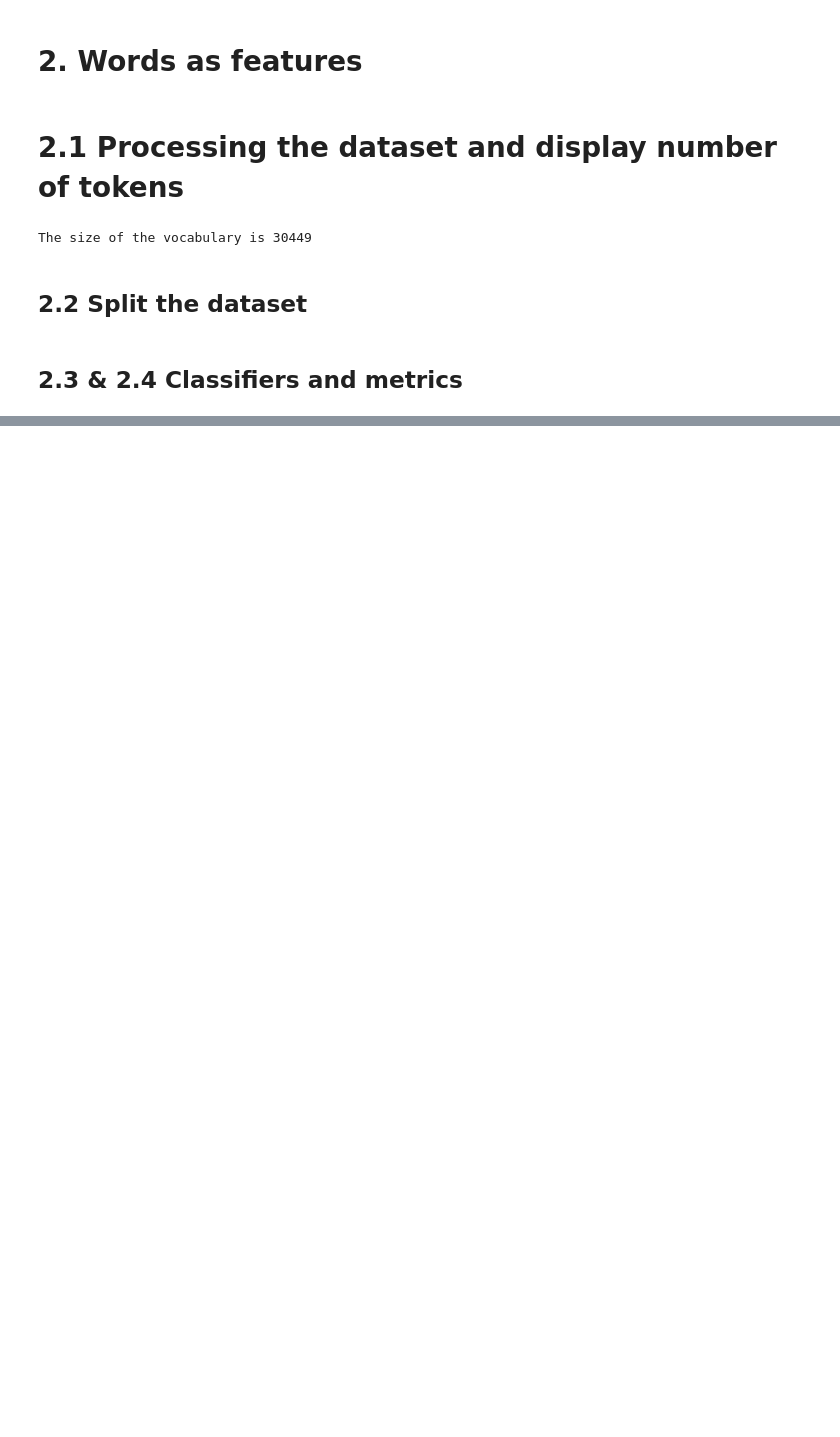
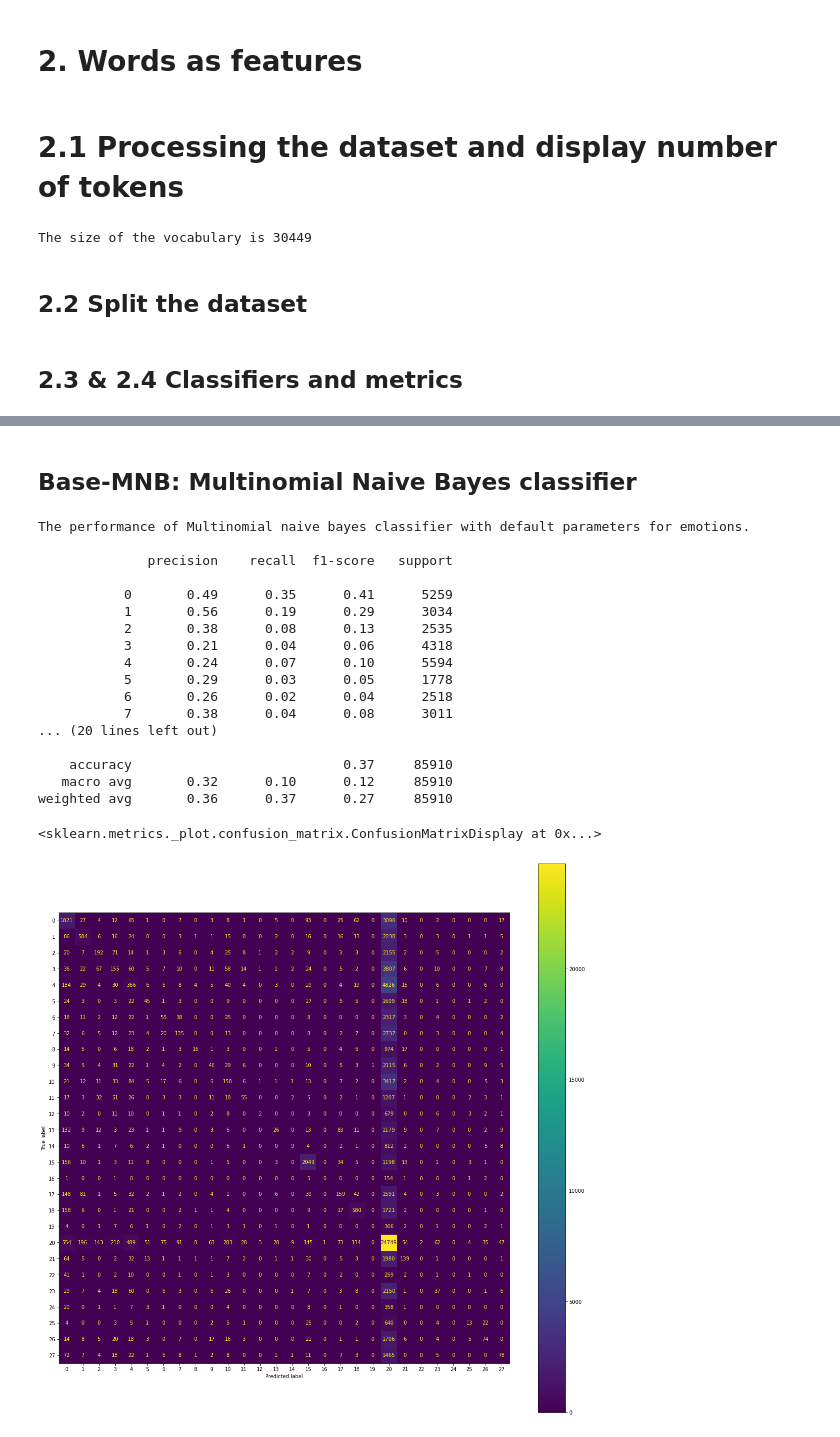
Before and after one commit to KEYURPATEL03/AI_COMP472, a Jupyter notebook: mp1.ipynb, the cells around one changed output, grey strips where cells are left out. Saved outputs shown, nothing was run; the diff lists cells and outputs as text; code cells hidden in the pictures; blank space fills up the shorter version.

```diff
--- a/mp1.ipynb
+++ b/mp1.ipynb
@@ -178,0 +192,37 @@ weighted avg       0.54      0.55      0.54     34364
+# %%
+X_train, X_test, Yemo_train, Yemo_test, Ysenti_train, Ysenti_test = train_test_split(X, emo, senti, test_size = 0.5, train_size=0.5)
+# %% [markdown]
+## Base-MNB: Multinomial Naive Bayes classifier
+# %%
+MNB = MultinomialNB()
+
+#for emotions classification
+MNBmodel = MNB.fit(X_train, Yemo_train)
+pred = MNB.predict(X_test)
+
+print("The performance of Multinomial naive bayes classifier with default parameters for emotions.\n")
+print(classification_report(Yemo_test, pred))
+cm = confusion_matrix(Yemo_test, pred)
+disp = ConfusionMatrixDisplay(cm)
+fig, ax = plt.subplots(figsize=(20, 20)) #suggested from stack-overflow
+disp.plot(ax = ax)
+# %% [output]
+The performance of Multinomial naive bayes classifier with default parameters for emotions.
+
+              precision    recall  f1-score   support
+
+           0       0.49      0.35      0.41      5259
+           1       0.56      0.19      0.29      3034
+           2       0.38      0.08      0.13      2535
+           3       0.21      0.04      0.06      4318
+           4       0.24      0.07      0.10      5594
+           5       0.29      0.03      0.05      1778
+           6       0.26      0.02      0.04      2518
+           7       0.38      0.04      0.08      3011
+... (20 lines left out)
+
+    accuracy                           0.37     85910
+   macro avg       0.32      0.10      0.12     85910
+weighted avg       0.36      0.37      0.27     85910
+<sklearn.metrics._plot.confusion_matrix.ConfusionMatrixDisplay at 0x...>
+[figure, added]
```
Also changed, not shown: parts of 18 cells of this notebook.
